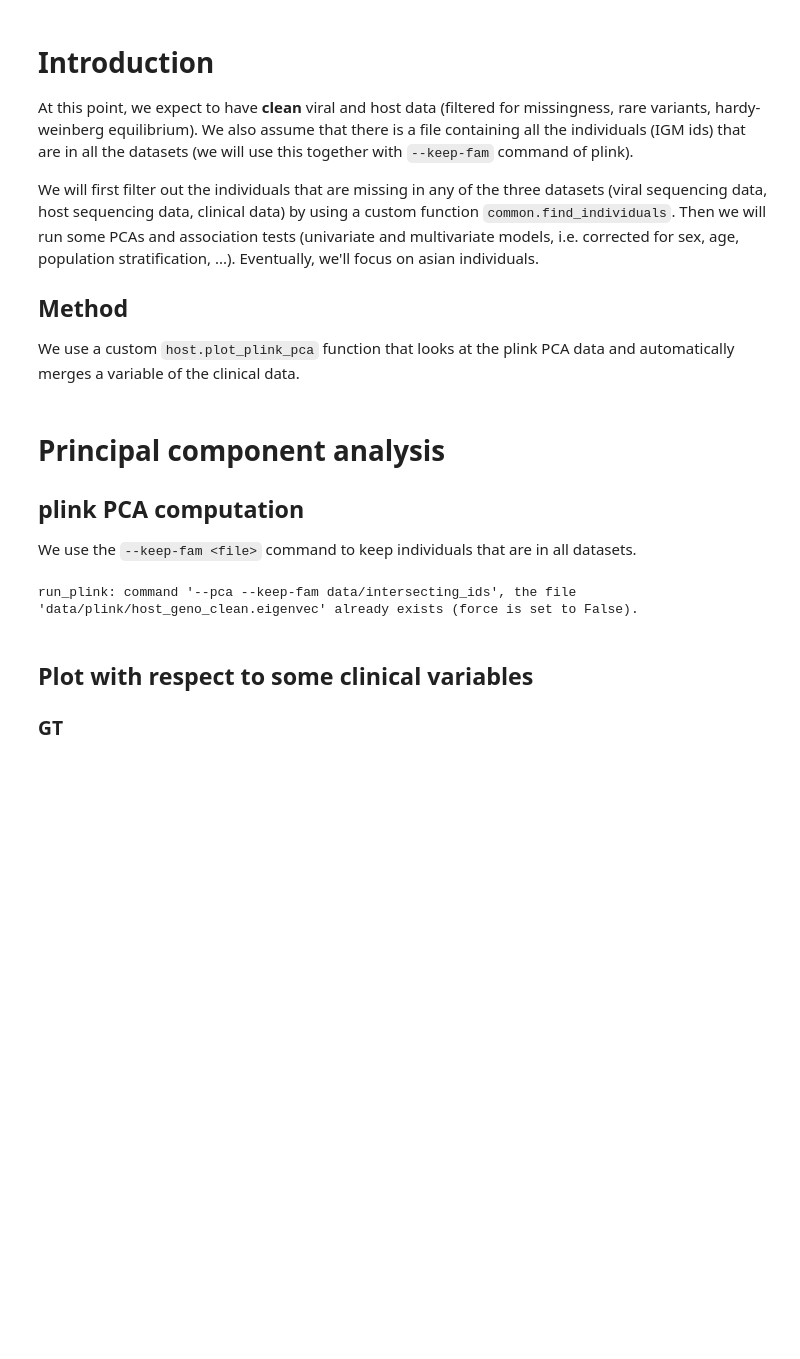
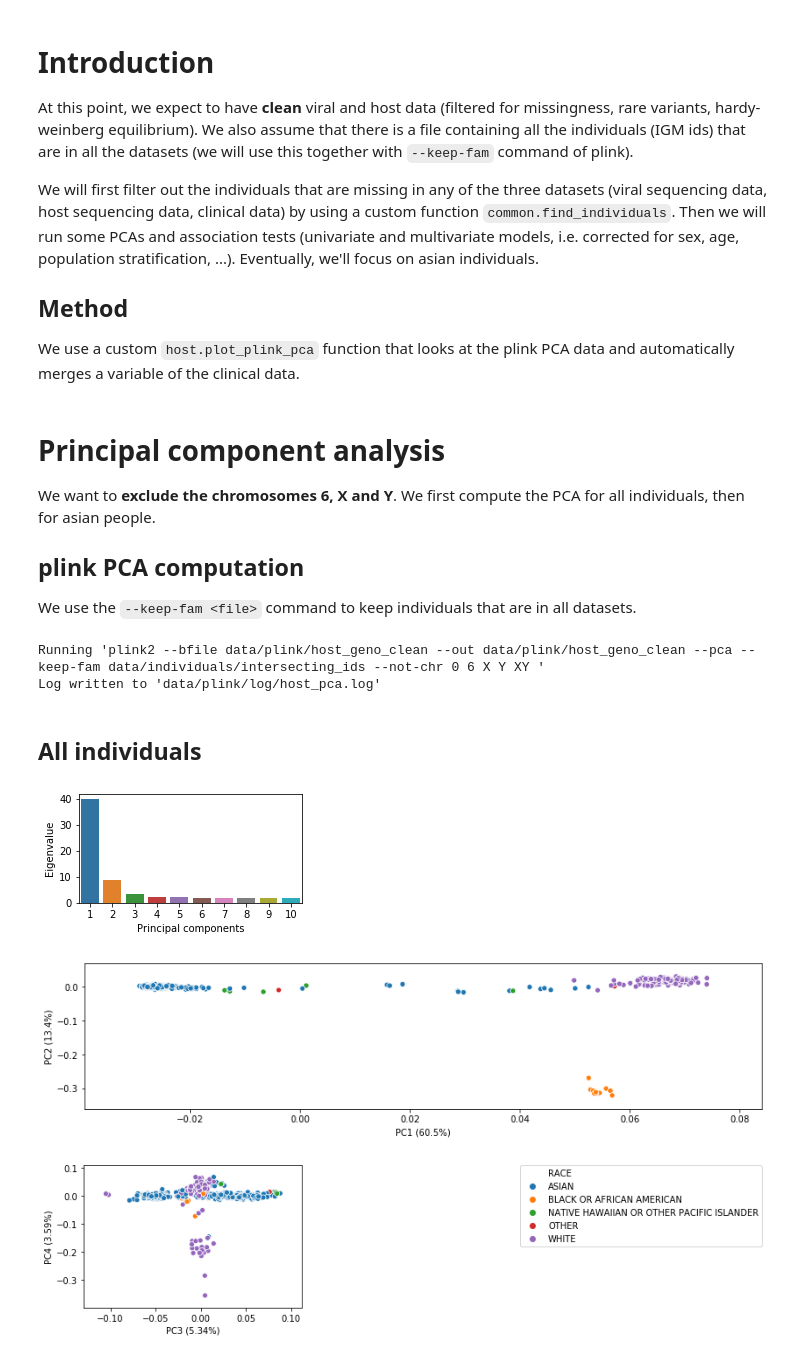
Before and after one commit to matthiaszeller/HBV, a Jupyter notebook: Host genotypes - Analysis.ipynb, the cells around one changed output. Drawn from its saved outputs; the diff is of its cells as text; code cells hidden in the pictures; blank space fills up the shorter version.

```diff
--- a/Host genotypes - Analysis.ipynb
+++ b/Host genotypes - Analysis.ipynb
@@ -21,20 +24,28 @@ We will first filter out the individuals that are missing in any of the three da
 We use a custom `host.plot_plink_pca` function that looks at the plink PCA data and automatically merges a variable of the clinical data.
 # %% [markdown]
 # Principal component analysis
+
+We want to **exclude the chromosomes 6, X and Y**. We first compute the PCA for all individuals, then for asian people.
 
 ## plink PCA computation
 
 We use the `--keep-fam <file>` command to keep individuals that are in all datasets.
 # %%
-host.run_plink("--pca --keep-fam " + setup.PATH_INTERSECTING_INDIVIDUALS,
+host.run_plink("--pca --keep-fam " + setup.PATH_INTERSECTING_INDIVIDUALS+" --not-chr 0 6 X Y XY",
                 file=setup.PATH_HOST_CLEAN_DATA, out=setup.PATH_HOST_CLEAN_DATA,
                 extension='eigenvec', log_name='host_pca');
 # %% [output]
-run_plink: command '--pca --keep-fam data/intersecting_ids', the file 'data/plink/host_geno_clean.eigenvec' already exists (force is set to False).
+Running 'plink2 --bfile data/plink/host_geno_clean --out data/plink/host_geno_clean --pca --keep-fam data/individuals/intersecting_ids --not-chr 0 6 X Y XY '
+Log written to 'data/plink/log/host_pca.log'
-# %% [markdown]
-## Plot with respect to some clinical variables
-
-### GT
+# %% [markdown]
+## All individuals
+# %%
+host.plot_plink_pca(setup.PATH_HOST_CLEAN_DATA, n_pcs=4, hue_col='RACE',
+                   bbox_to_anchor=(2, 1))
+# %% [output]
+[figure, added]
+[figure, added]
+[figure, added]
 # %%
 host.plot_plink_pca(setup.PATH_HOST_CLEAN_DATA, n_pcs=4, hue_col='GT',
                    bbox_to_anchor=(2, 1))
```
Also changed, not shown: parts of 13 cells of this notebook, 3 other files.
